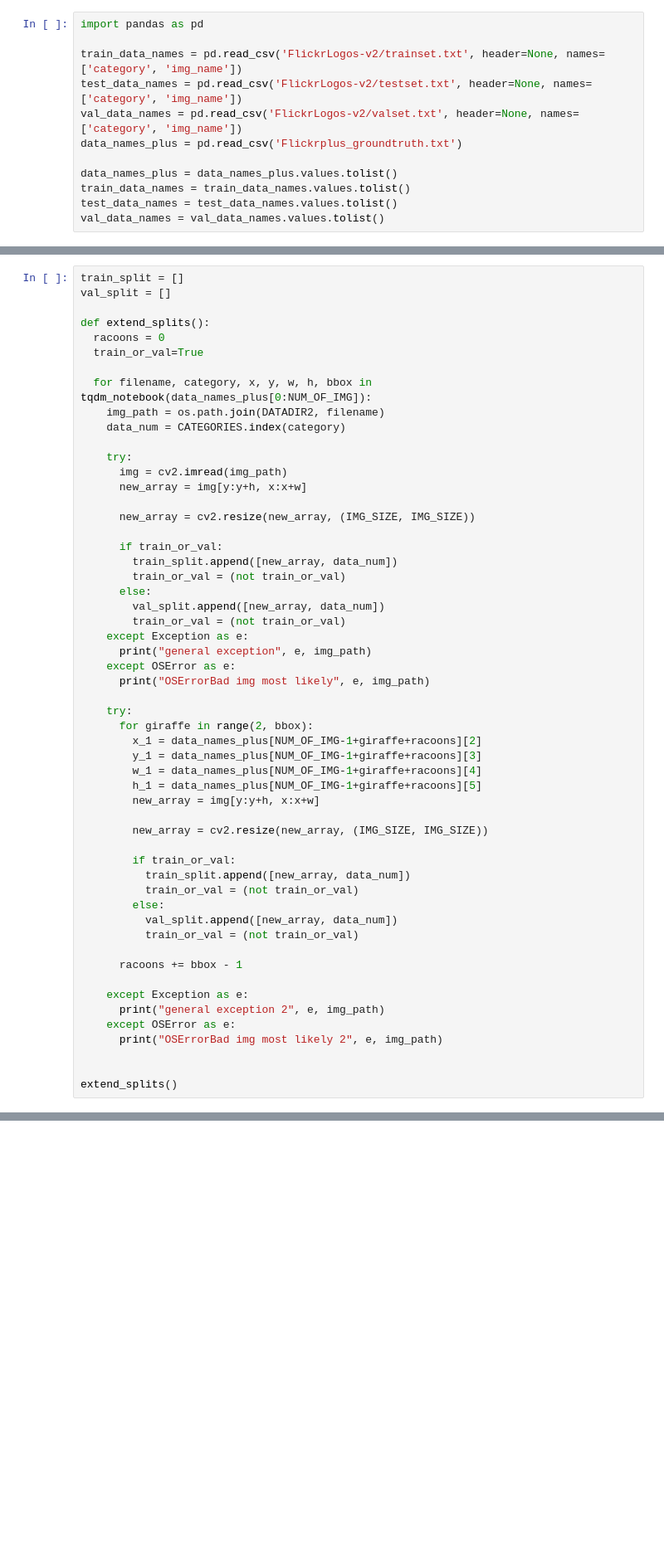
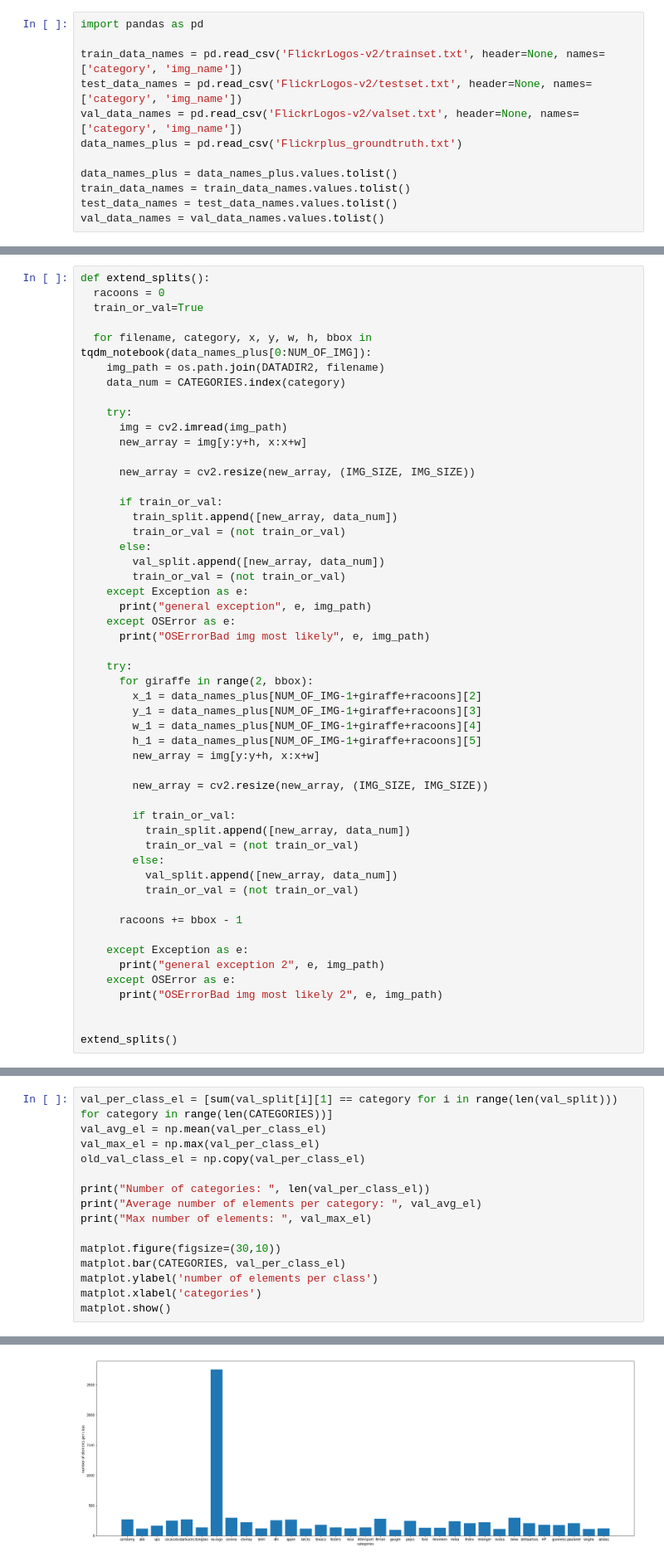
Before and after one commit to LeoCh97/Tesi, a Jupyter notebook: Image_loader_over_sampled_class.ipynb, the cells around one changed output, grey strips where cells are left out. Shown at 83% size. Cells and saved outputs as stored; diff of their text form; blank space fills up the shorter version.

Commit message:
with no-logo class in training set

```diff
--- a/Image_loader_over_sampled_class.ipynb
+++ b/Image_loader_over_sampled_class.ipynb
@@ -147,7 +167,4 @@ print(data_names_plus[NUM_OF_IMG-1][1])
 # %%
-train_split = []
-val_split = []
-
 def extend_splits():
   racoons = 0
   train_or_val=True
@@ -201,0 +221,16 @@ extend_splits()
+# %%
+val_per_class_el = [sum(val_split[i][1] == category for i in range(len(val_split))) for category in range(len(CATEGORIES))]
+val_avg_el = np.mean(val_per_class_el)
+val_max_el = np.max(val_per_class_el)
+old_val_class_el = np.copy(val_per_class_el)
+
+print("Number of categories: ", len(val_per_class_el))
+print("Average number of elements per category: ", val_avg_el)
+print("Max number of elements: ", val_max_el)
+
+matplot.figure(figsize=(30,10))
+matplot.bar(CATEGORIES, val_per_class_el)
+matplot.ylabel('number of elements per class')
+matplot.xlabel('categories')
+matplot.show()
+# %% [output]
@@ -202 +240,2 @@ extend_splits()
+[figure, added]
 # %%
```
Also changed, not shown: parts of 16 cells of this notebook.
